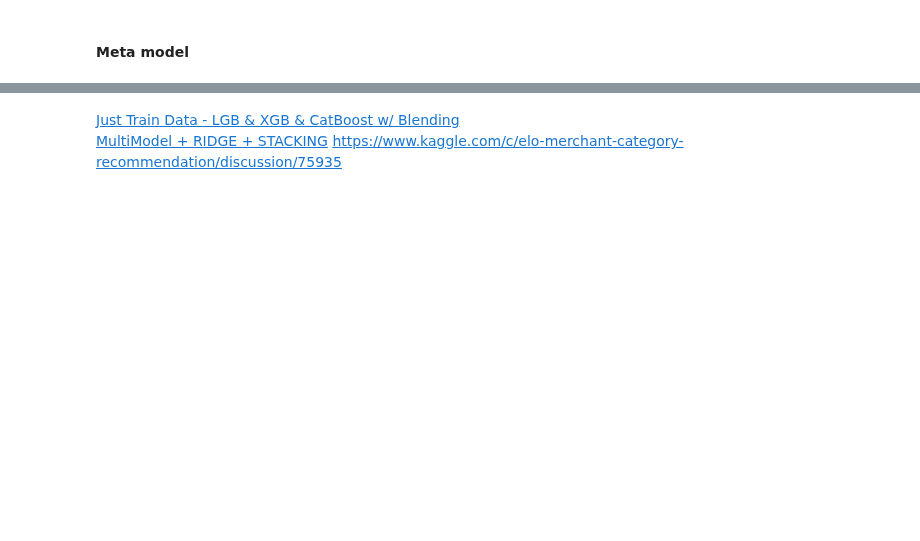
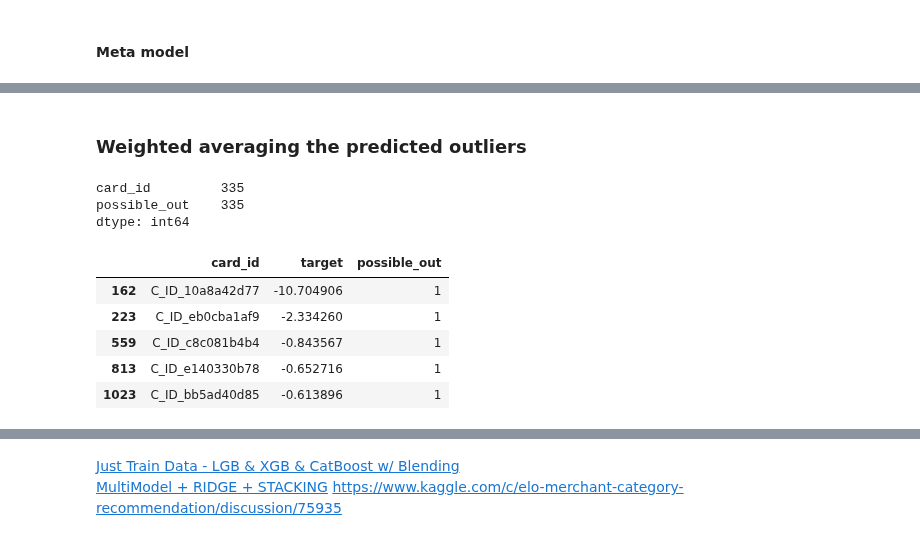
Before and after one commit to Zol-S/kaggle, a Jupyter notebook: Elo Merchant Category Recommendation/3.13_Stacking.ipynb, the cells around one changed output, grey strips where cells are left out. Saved outputs shown, nothing was run; the diff lists cells and outputs as text; code cells hidden in the pictures; blank space fills up the shorter version.

```diff
--- a/Elo Merchant Category Recommendation/3.13_Stacking.ipynb
+++ b/Elo Merchant Category Recommendation/3.13_Stacking.ipynb
@@ -408,11 +412,12 @@ plt.savefig('lgbm_importances.png')
 %%time
 params = {
     'colsample_bytree': 0.8,
-    'eta': 0.01,
+    'eta': 0.005,
     'eval_metric': 'rmse',
-    'max_depth': 20,
+    'max_depth': 3,
     'objective': 'reg:linear',
-    'silent': False,
+    'random_state': 1,
+    'silent': True,
     'subsample': 0.8
 }
 
@@ -520,3 +520,28 @@ sub_df = pd.DataFrame({
 
 sub_df["target"] = predictions_stack
 sub_df.to_csv("output/stacked_{:.6f}.csv".format(cv_score_stack), index=False)
+# %% [markdown]
+### Weighted averaging the predicted outliers
+# %%
+sub_df = pd.DataFrame({
+    "card_id": df_test["card_id"].values
+})
+
+sub_df["target"] = predictions_stack
+# %%
+df_test_po[df_test_po['possible_out'] == 1].count()
+# %% [output]
+card_id         335
+possible_out    335
+dtype: int64
+# %%
+sub_df = sub_df.merge(df_test_po, on='card_id', how='left')
+# %%
+sub_df[sub_df['possible_out'] == 1][:5]
+# %% [output]
+|  | card_id | target | possible_out |
+| 162 | C_ID_10a8a42d77 | -10.704906 | 1 |
+| 223 | C_ID_eb0cba1af9 | -2.334260 | 1 |
+| 559 | C_ID_c8c081b4b4 | -0.843567 | 1 |
+| 813 | C_ID_e140330b78 | -0.652716 | 1 |
+| 1023 | C_ID_bb5ad40d85 | -0.613896 | 1 |
```
Also changed, not shown: parts of 15 cells of this notebook, 1 other file.
